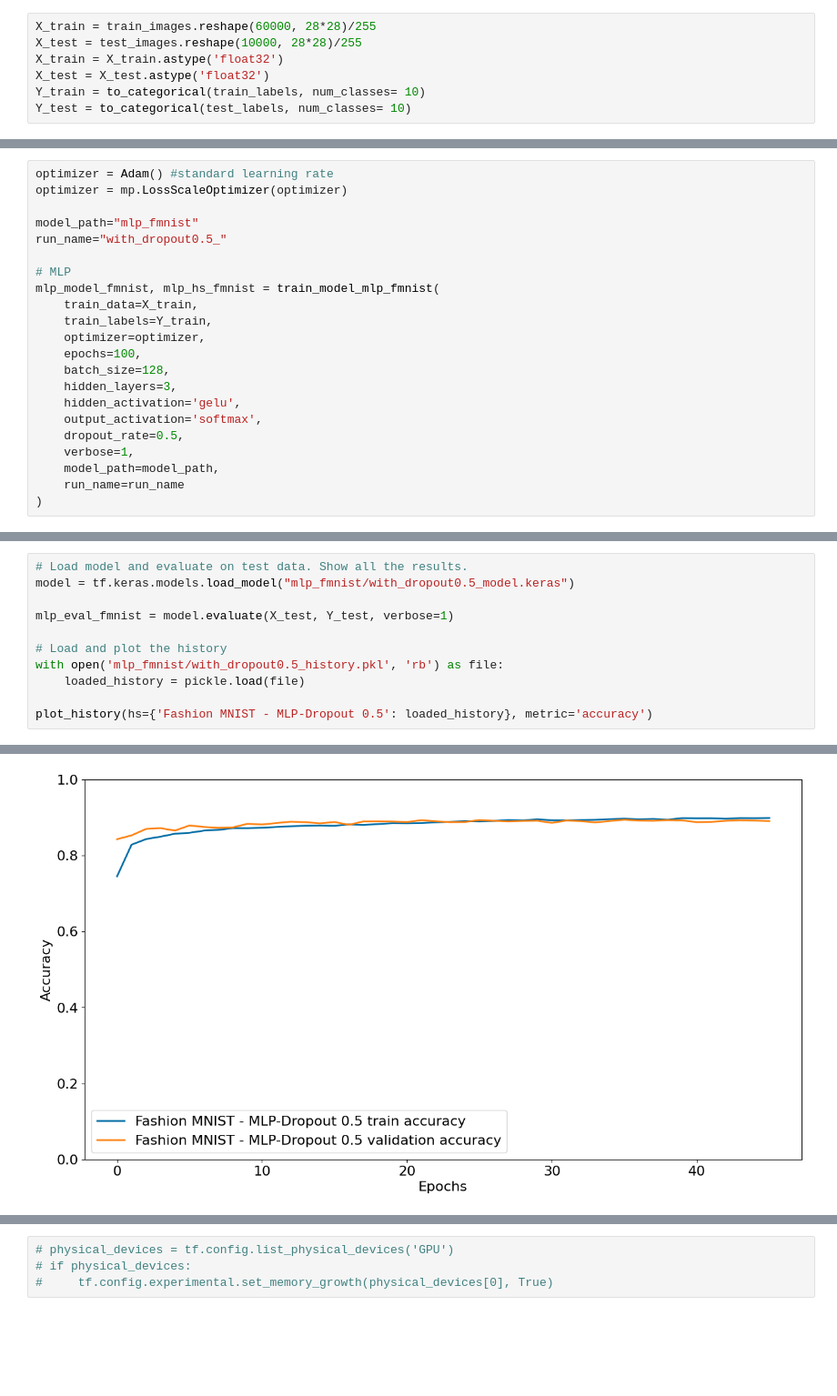
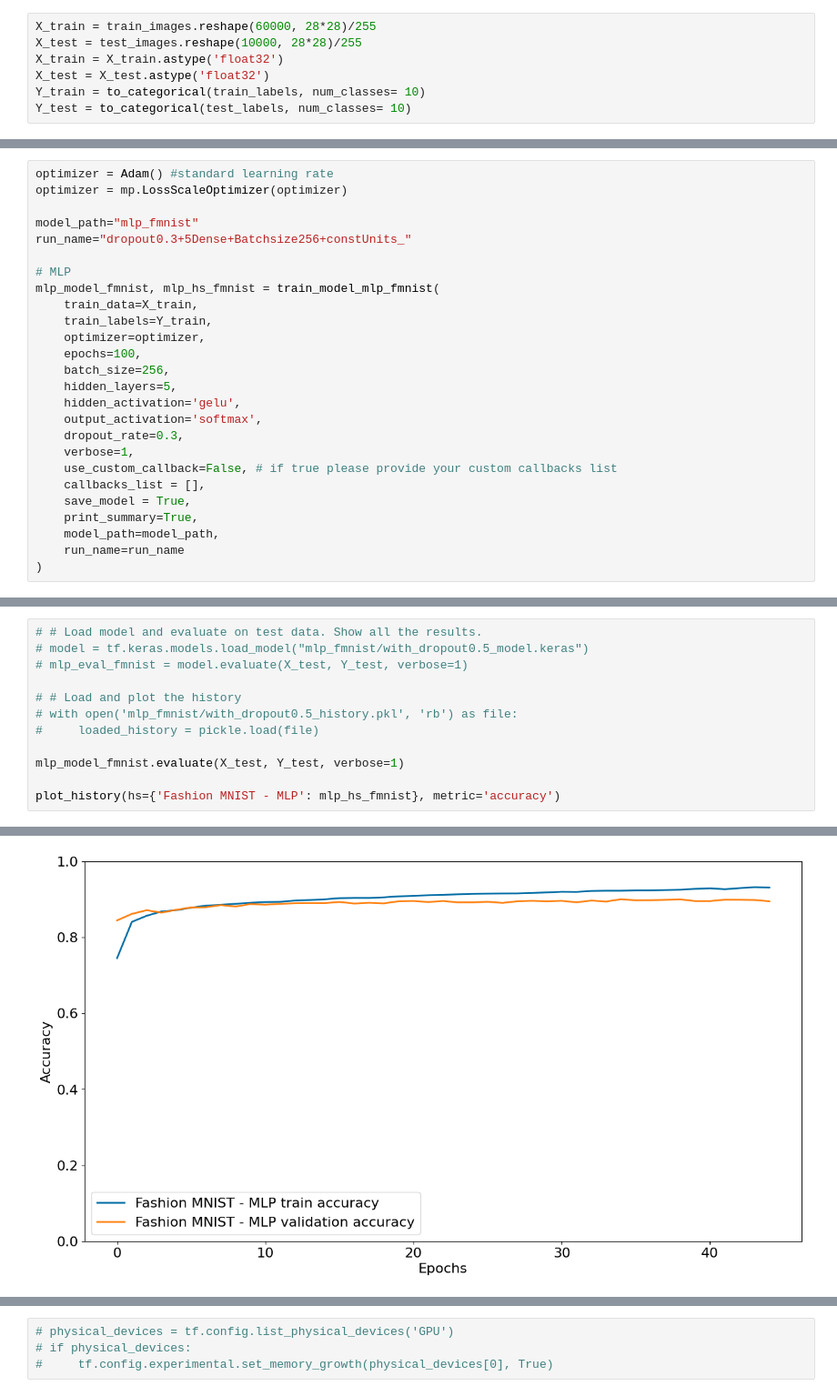
Before and after one commit to etheleigh/Deep-Learning-Project-1---MLPs-and-CNN-for-image-classification, a Jupyter notebook: notebook.ipynb, the cells around one changed output, grey strips where cells are left out. Shown at 91% size. Saved outputs shown, nothing was run; the diff lists cells and outputs as text; blank space fills up the shorter version.

```diff
--- a/notebook.ipynb
+++ b/notebook.ipynb
@@ -289,7 +298,7 @@ optimizer = Adam() #standard learning rate
 optimizer = mp.LossScaleOptimizer(optimizer)
 
 model_path="mlp_fmnist"
-run_name="with_dropout0.5_"
+run_name="dropout0.3+5Dense+Batchsize256+constUnits_"
 
 # MLP
 mlp_model_fmnist, mlp_hs_fmnist = train_model_mlp_fmnist(
@@ -297,12 +306,16 @@ mlp_model_fmnist, mlp_hs_fmnist = train_model_mlp_fmnist(
     train_labels=Y_train,
     optimizer=optimizer,
     epochs=100,
-    batch_size=128,
-    hidden_layers=3,
+    batch_size=256,
+    hidden_layers=5,
     hidden_activation='gelu',
     output_activation='softmax',
-    dropout_rate=0.5,
+    dropout_rate=0.3,
     verbose=1,
+    use_custom_callback=False, # if true please provide your custom callbacks list
+    callbacks_list = [],
+    save_model = True,
+    print_summary=True,
     model_path=model_path,
     run_name=run_name
 )
@@ -371,12 +386,13 @@ Finished training.
 # %%
-# Load model and evaluate on test data. Show all the results.
-model = tf.keras.models.load_model("mlp_fmnist/with_dropout0.5_model.keras")
+# # Load model and evaluate on test data. Show all the results.
+# model = tf.keras.models.load_model("mlp_fmnist/with_dropout0.5_model.keras")
+# mlp_eval_fmnist = model.evaluate(X_test, Y_test, verbose=1)
 
-mlp_eval_fmnist = model.evaluate(X_test, Y_test, verbose=1)
+# # Load and plot the history
+# with open('mlp_fmnist/with_dropout0.5_history.pkl', 'rb') as file:
+#     loaded_history = pickle.load(file)
 
-# Load and plot the history
-with open('mlp_fmnist/with_dropout0.5_history.pkl', 'rb') as file:
-    loaded_history = pickle.load(file)
+mlp_model_fmnist.evaluate(X_test, Y_test, verbose=1)
 
-plot_history(hs={'Fashion MNIST - MLP-Dropout 0.5': loaded_history}, metric='accuracy')
+plot_history(hs={'Fashion MNIST - MLP': mlp_hs_fmnist}, metric='accuracy')
 # %% [output]
@@ -384 +400 @@ plot_history(hs={'Fashion MNIST - MLP-Dropout 0.5': loaded_history}, metric='acc
-[figure, old version]
+[figure, new version]
```
Also changed, not shown: parts of 30 cells of this notebook.
